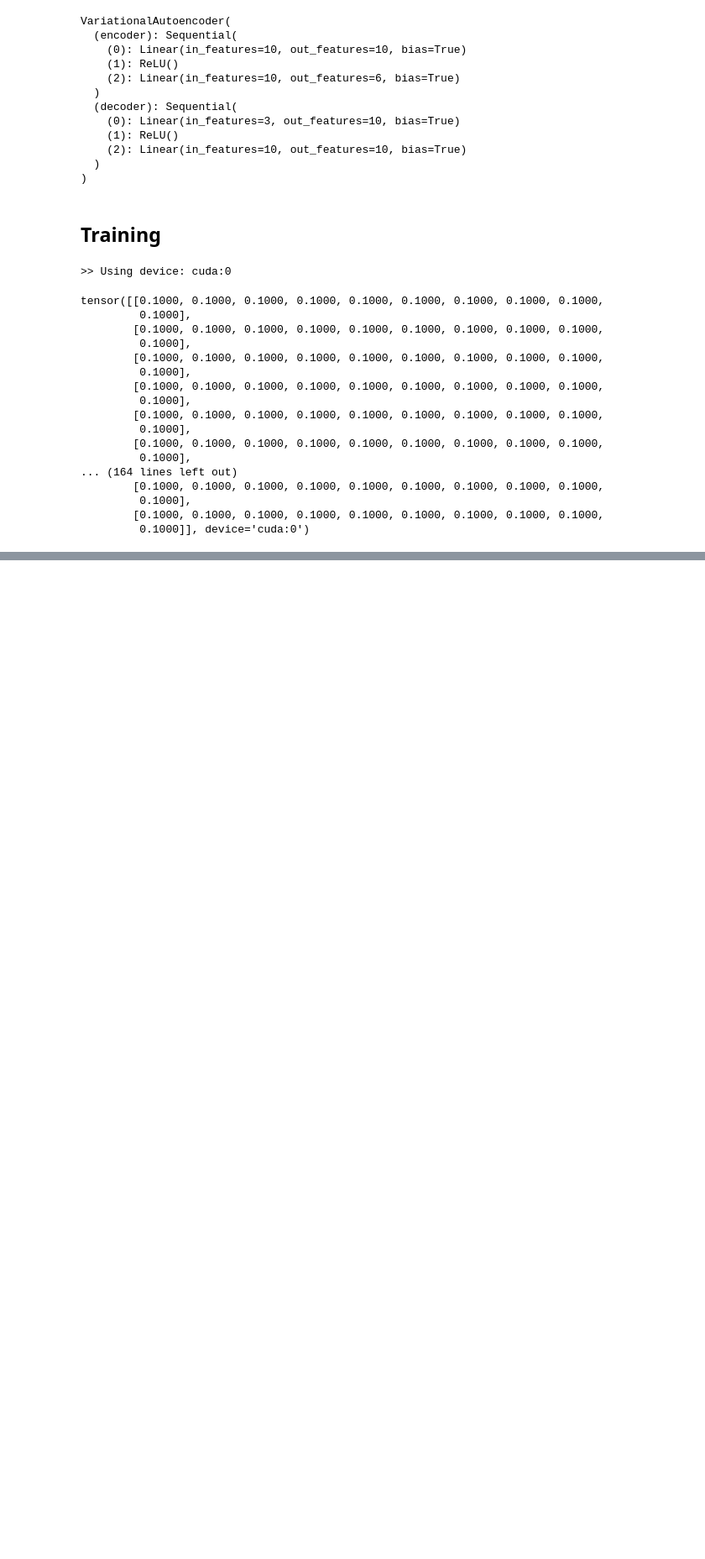
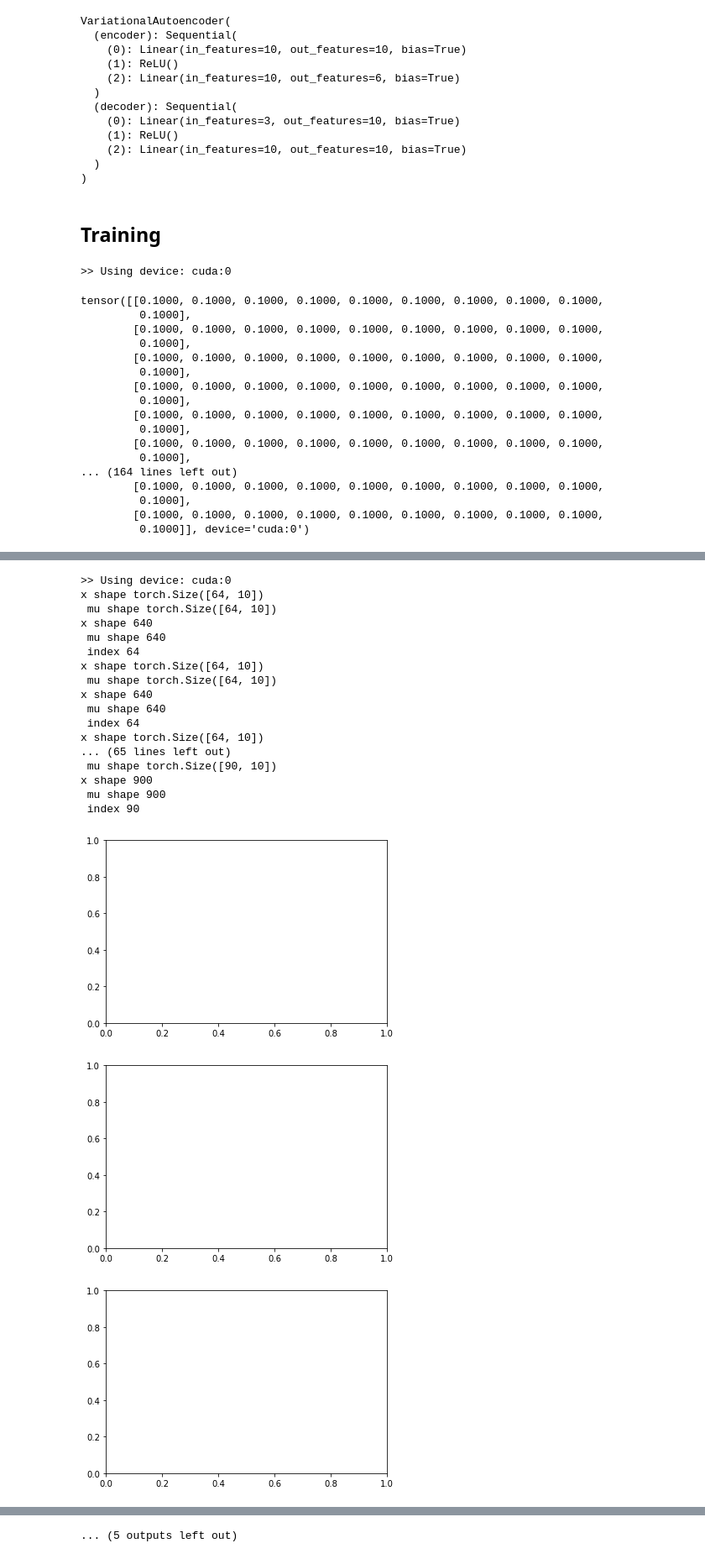
Before and after one commit to AlliBusa/02456_Project_Causality, a Jupyter notebook: main_synthetic.ipynb, the cells around one changed output, grey strips where cells are left out. Shown at 84% size. Drawn from its saved outputs; the diff is of its cells as text; code cells hidden in the pictures; blank space fills up the shorter version.

Commit message:
adding two channel vae

```diff
--- a/main_synthetic.ipynb
+++ b/main_synthetic.ipynb
@@ -246,0 +426,34 @@ x_samples.mean(axis=0)
+# %%
+# VAE
+latent_features = 3
+vae = VariationalAutoencoder_2Channel(X[0].shape, latent_features)
+
+# Evaluator: Variational Inference
+beta = 1
+vi = VariationalInference_2Channel(beta=beta)
+
+# The Adam optimizer works really well with VAEs.
+optimizer = torch.optim.Adam(vae.parameters(), lr=1e-3)
+# %%
+outputs, loss, diagnostics = run_training(vae, train_loader, test_loader, optimizer, vi, 50)
+# %% [output]
+>> Using device: cuda:0
+x shape torch.Size([64, 10])
+ mu shape torch.Size([64, 10])
+x shape 640
+ mu shape 640
+ index 64
+x shape torch.Size([64, 10])
+ mu shape torch.Size([64, 10])
+x shape 640
+ mu shape 640
+ index 64
+x shape torch.Size([64, 10])
+... (65 lines left out)
+ mu shape torch.Size([90, 10])
+x shape 900
+ mu shape 900
+ index 90
+[figure, added]
+[figure, added]
+[figure, added]
@@ -246,0 +468 @@ x_samples.mean(axis=0)
+... (5 outputs left out)
```
Also changed, not shown: parts of 9 cells of this notebook.
